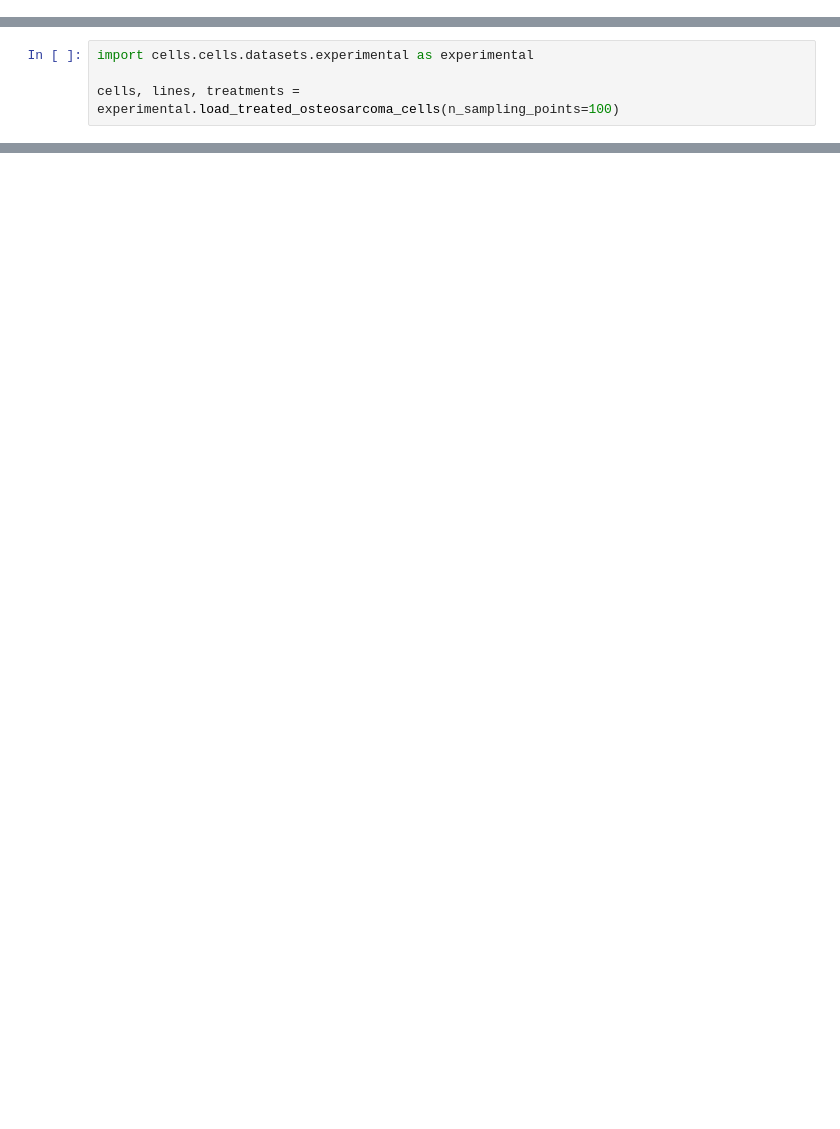
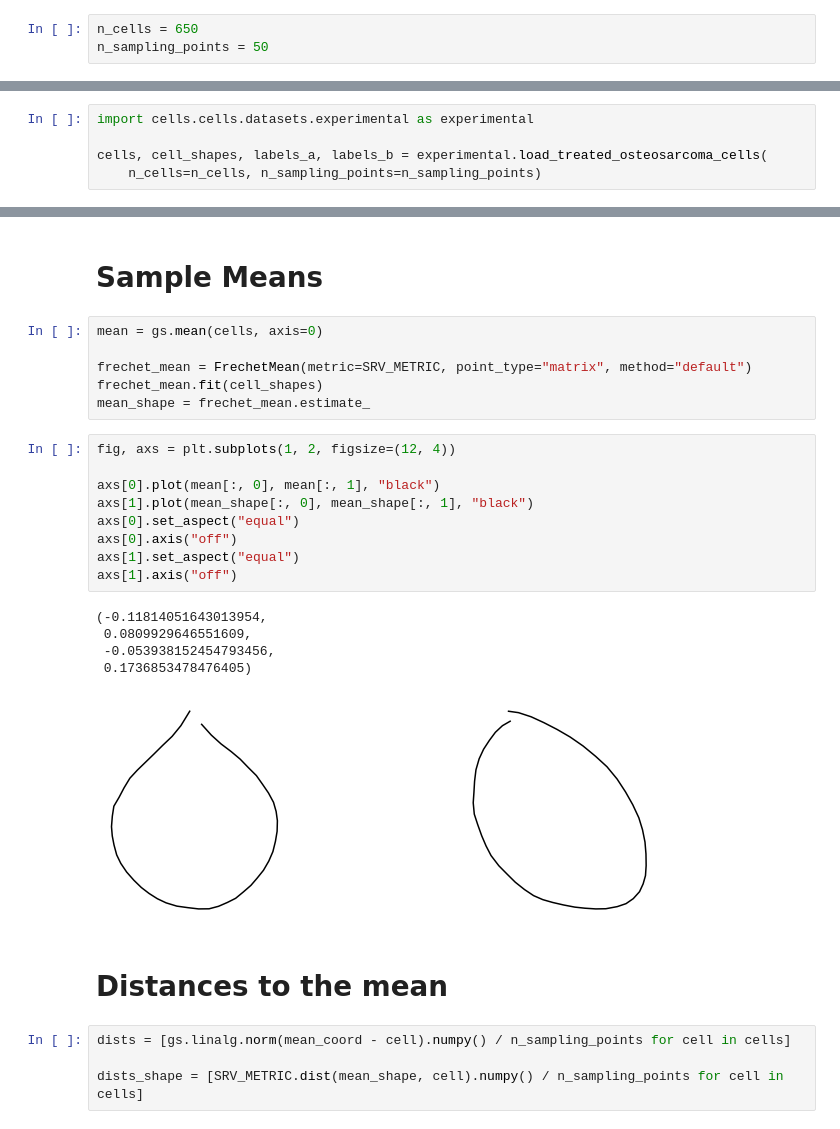
Before and after one commit to geometric-intelligence/dyn, a Jupyter notebook: cells/notebooks/explore_experimental_datasets.ipynb, the cells around one changed output, grey strips where cells are left out. Drawn from its saved outputs; the diff is of its cells as text; blank space fills up the shorter version.

Commit message:
Add numba + basic shape features + explore osteosarcoma

```diff
--- a/cells/notebooks/explore_experimental_datasets.ipynb
+++ b/cells/notebooks/explore_experimental_datasets.ipynb
@@ -7,0 +28,3 @@ INFO: Using pytorch backend
+# %%
+n_cells = 650
+n_sampling_points = 50
@@ -8,4 +44,5 @@ INFO: Using pytorch backend
 # %%
 import cells.cells.datasets.experimental as experimental
 
-cells, lines, treatments = experimental.load_treated_osteosarcoma_cells(n_sampling_points=100)
+cells, cell_shapes, labels_a, labels_b = experimental.load_treated_osteosarcoma_cells(
+    n_cells=n_cells, n_sampling_points=n_sampling_points)
@@ -27,0 +61,29 @@ NameError: name 'cell_shapes' is not defined
+# %% [markdown]
+# Sample Means
+# %%
+mean = gs.mean(cells, axis=0)
+
+frechet_mean = FrechetMean(metric=SRV_METRIC, point_type="matrix", method="default")
+frechet_mean.fit(cell_shapes)
+mean_shape = frechet_mean.estimate_
+# %%
+fig, axs = plt.subplots(1, 2, figsize=(12, 4))
+
+axs[0].plot(mean[:, 0], mean[:, 1], "black")
+axs[1].plot(mean_shape[:, 0], mean_shape[:, 1], "black")
+axs[0].set_aspect("equal")
+axs[0].axis("off")
+axs[1].set_aspect("equal")
+axs[1].axis("off")
+# %% [output]
+(-0.11814051643013954,
+ 0.0809929646551609,
+ -0.053938152454793456,
+ 0.1736853478476405)
+[figure, added]
+# %% [markdown]
+# Distances to the mean
+# %%
+dists = [gs.linalg.norm(mean_coord - cell).numpy() / n_sampling_points for cell in cells]
+
+dists_shape = [SRV_METRIC.dist(mean_shape, cell).numpy() / n_sampling_points for cell in cells]
```
Also changed, not shown: parts of 41 cells of this notebook, 3 other files.
